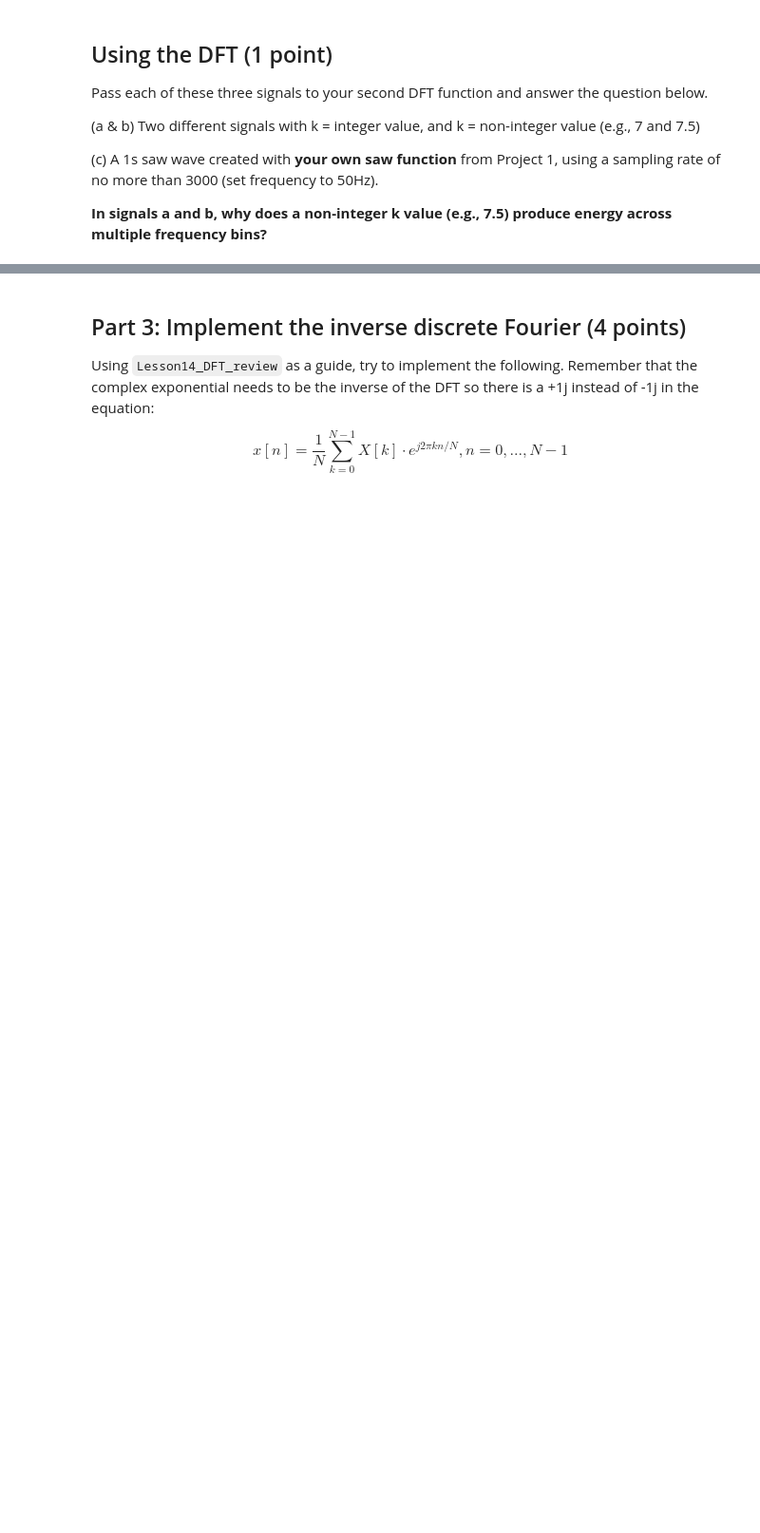
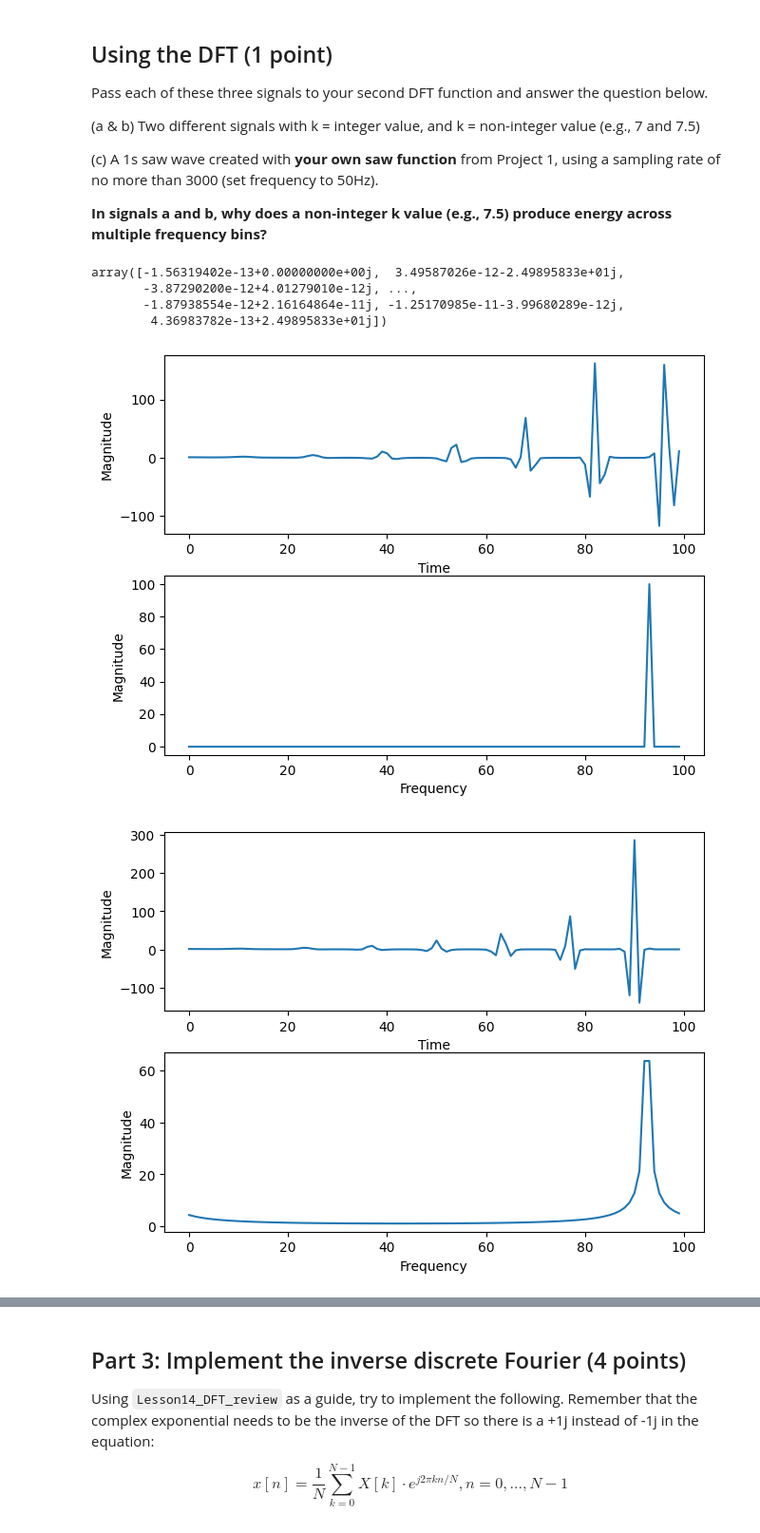
Before and after one commit to jwesterstahl/AudioTechII, a Jupyter notebook: HW/HW2.ipynb, the cells around one changed output, grey strips where cells are left out. Shown at 95% size. Drawn from its saved outputs; the diff is of its cells as text; code cells hidden in the pictures; blank space fills up the shorter version.

```diff
--- a/HW/HW2.ipynb
+++ b/HW/HW2.ipynb
@@ -173,3 +177,73 @@ Pass each of these three signals to your second DFT function and answer the ques
 (c) A 1s saw wave created with **your own saw function** from Project 1, using a sampling rate of no more than 3000 (set frequency to 50Hz).
 
 **In signals a and b, why does a non-integer k value (e.g., 7.5) produce energy across multiple frequency bins?**
+# %%
+#A
+
+A = cSine(7, 100)
+myDFT2(A)
+
+B = cSine(7.5, 100)
+myDFT2(B)
+
+#Non-integer K value causes energy across multiple freq. bins because freq. bins must be integers, so non-integers get weighted to the closest corresponding integers.
+
+def gen_wave(type, freq, dur, fs=44100, amp=1, phi=0, NUM_HARMS = None):
+    """
+    Args:
+    type (str) = waveform type: 'sine', 'square', 'saw', or 'triangle'
+    freq (float) = fundamental frequency in Hz
+    dur (float) = duration of the sinusoid (in seconds)
+    fs (float) = sampling frequency of the sinusoid in Hz
+    amp (float) = amplitude of the fundamental
+    phi (float) = initial phase of the wave in radians
+    Returns:
+    The function should return a numpy array
+    wave (numpy array) = The generated waveform
+    """
+    # Number of harmonics for creating fundamental waveforms
+    if not NUM_HARMS:
+        NUM_HARMS = (((1/2)*fs) % freq)
+    else:
+        NUM_HARMS = NUM_HARMS
+
+    if dur <= 0:
+        raise Exception("Cannot generate sinusoid with nonpositive duration.")
+    if freq <= 0:
+        raise Exception("Cannot generate sinusoid with nonpositive frequency.")
+    if freq > fs / 2:
+        raise Exception("WARNING: Frequency is over half of the provided sample rate, aliasing will occur.")
+
+
+    n = np.arange(1, NUM_HARMS + 1)
+    a = np.zeros_like(n)
+    if type == 'sine':
+        a[0] = 1
+    elif type == 'saw':
+        a = -1 / n * (-1 ** n)
+    elif type == 'square':
+        a = 1 / n * (n % 2)
+    elif type == 'triangle':
+        a = 1 / (n ** 2) * (n % 2) * np.sign(n % 4 - 2)
+    else:
+        raise Exception("Invalid wave type.")
+
+    x = np.arange(0, dur, 1 / fs)
+
+    # yes i researched numpy functions we haven't covered again for this i'm sorry
+    # i really wanted to do this without a loop
+    y = a[:, np.newaxis]*np.sin(2*np.pi*freq*np.outer(n, x) + phi)
+
+    wave = amp * np.sum(y, axis=0)
+    return wave
+
+C = gen_wave('saw', 50, 1, 2399)
+
+myDFT2(C)
+# %% [output]
+array([-1.56319402e-13+0.00000000e+00j,  3.49587026e-12-2.49895833e+01j,
+       -3.87290200e-12+4.01279010e-12j, ...,
+       -1.87938554e-12+2.16164864e-11j, -1.25170985e-11-3.99680289e-12j,
+        4.36983782e-13+2.49895833e+01j])
+[figure, added]
+[figure, added]
```
Also changed, not shown: parts of 7 cells of this notebook, 8 other files.
